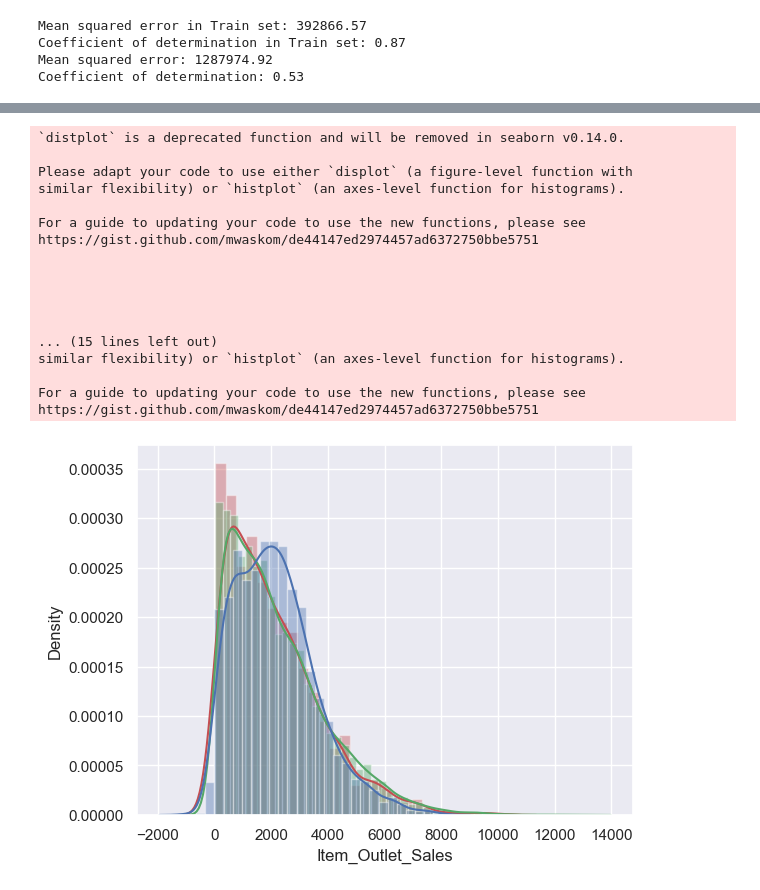
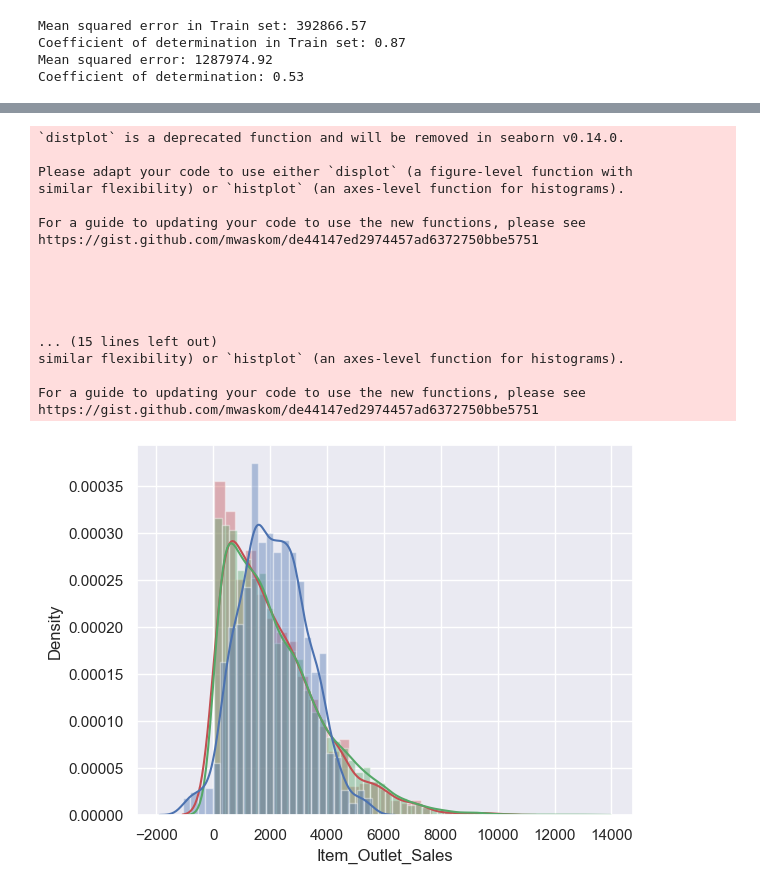
Before and after one commit to zerangzadeh/DS-BigMartSales-ML, a Jupyter notebook: Final_Project.ipynb, the cells around one changed output, grey strips where cells are left out. Drawn from its saved outputs; the diff is of its cells as text; code cells hidden in the pictures.

```diff
--- a/Final_Project.ipynb
+++ b/Final_Project.ipynb
@@ -508,0 +497,6 @@ Coefficient of determination: 0.53
+# %%
+#Executing Model(Lasso Regression)
+LS = Lasso(alpha=0.01)
+LS.fit(X_train, y_train)
+y_pred_LS= LS.predict(X_test)
+y_pred_train= LS.predict(X_train)
@@ -536,25 +588,25 @@ sns.regplot(x=y_train, y=y_pred_train, ci=None, color="orange")
 # %%
 ax1 = sns.distplot(y_test,  color="r", label="Actual Value")
 sns.distplot(y_train,  color="g", label="Train Values" , ax=ax1)
-sns.distplot(y_pred,  color="b", label="Fitted Values" , ax=ax1)
+sns.distplot(y_pred_LS,  color="b", label="Fitted Values" , ax=ax1)
 
 plt.show()
 # %% [output]
 `distplot` is a deprecated function and will be removed in seaborn v0.14.0.
 
 Please adapt your code to use either `displot` (a figure-level function with
 similar flexibility) or `histplot` (an axes-level function for histograms).
 
 For a guide to updating your code to use the new functions, please see
 https://gist.github.com/mwaskom/de44147ed2974457ad6372750bbe5751
 
 
 
 
 
 ... (15 lines left out)
 similar flexibility) or `histplot` (an axes-level function for histograms).
 
 For a guide to updating your code to use the new functions, please see
 https://gist.github.com/mwaskom/de44147ed2974457ad6372750bbe5751
-[figure, old version]
+[figure, new version]
```
Also changed, not shown: parts of 23 cells of this notebook.
